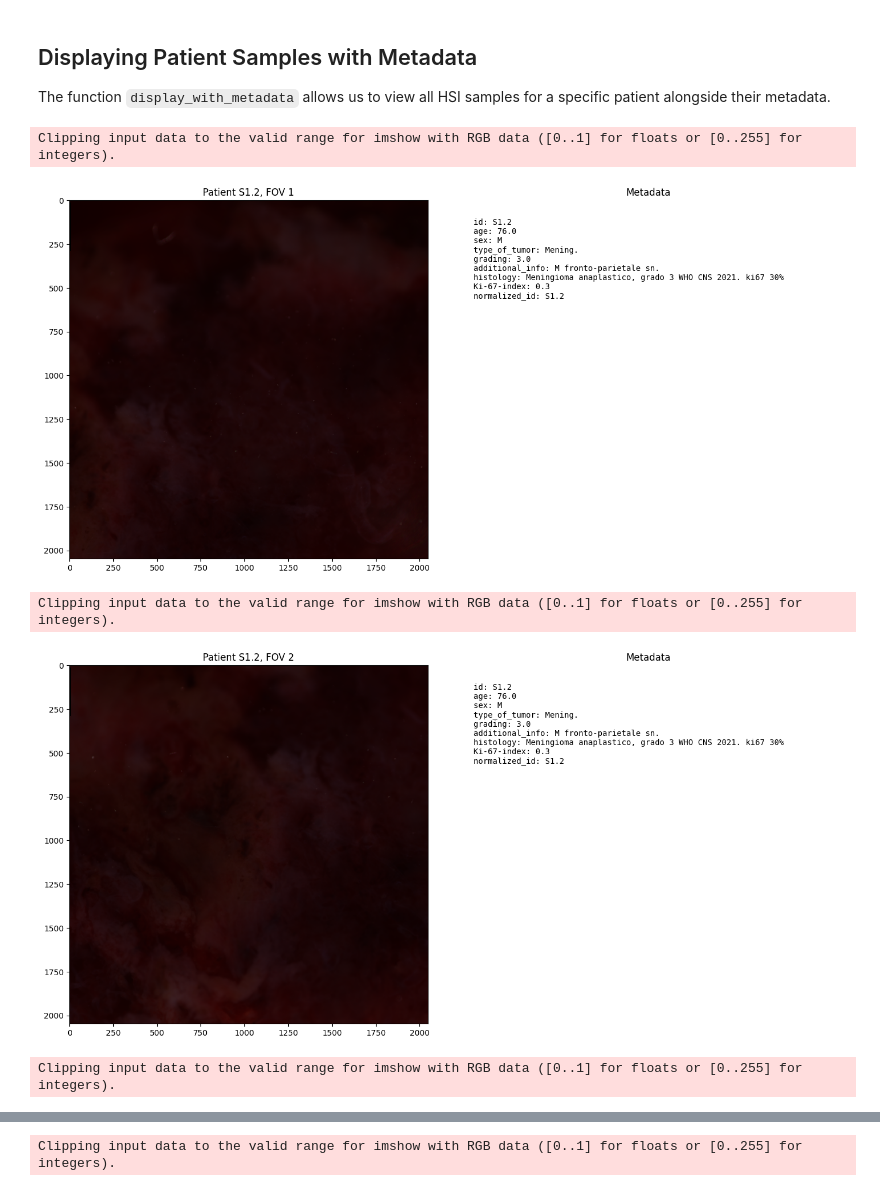
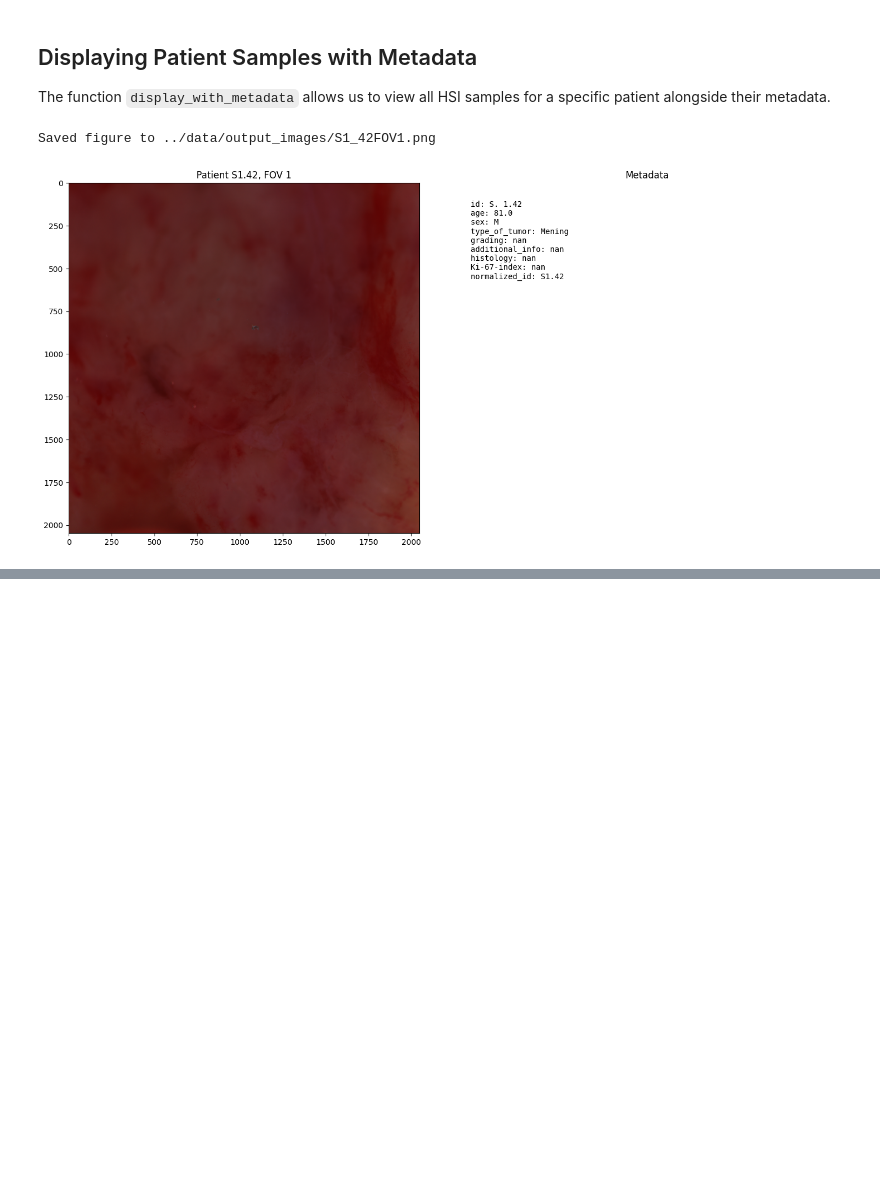
Before and after one commit to TimMachTUM/hsi-biopsy, a Jupyter notebook: notebooks/example_analysis.ipynb, the cells around one changed output, grey strips where cells are left out. Saved outputs shown, nothing was run; the diff lists cells and outputs as text; code cells hidden in the pictures; blank space fills up the shorter version.

Commit message:
added save option for display function and adjusted dataset to load all samples from HSI_DATA_PATH

```diff
--- a/notebooks/example_analysis.ipynb
+++ b/notebooks/example_analysis.ipynb
@@ -115,14 +117,11 @@ The function `display_with_metadata` allows us to view all HSI samples for a spe
 # %%
 from src.visualize_data import display_with_metadata
 
 # Get a patient ID from the first sample or use a specific one
 
-patient_id = ALL_PATIENT_IDS.S1_2
+patient_id = ALL_PATIENT_IDS.S1_42
 # Display all samples for this patient with their metadata
-display_with_metadata(hsi_dataset, patient_id)
+display_with_metadata(hsi_dataset, patient_id, save_to_path='../data/output_images')
 # %% [output]
-Clipping input data to the valid range for imshow with RGB data ([0..1] for floats or [0..255] for integers).
+Saved figure to ../data/output_images/S1_42FOV1.png
-[figure, old version]
+[figure, new version]
-Clipping input data to the valid range for imshow with RGB data ([0..1] for floats or [0..255] for integers).
-[figure, removed]
-Clipping input data to the valid range for imshow with RGB data ([0..1] for floats or [0..255] for integers).
@@ -130 +127,0 @@ Clipping input data to the valid range for imshow with RGB data ([0..1] for floa
-Clipping input data to the valid range for imshow with RGB data ([0..1] for floats or [0..255] for integers).
```
Also changed, not shown: parts of 3 cells of this notebook, 3 other files.
